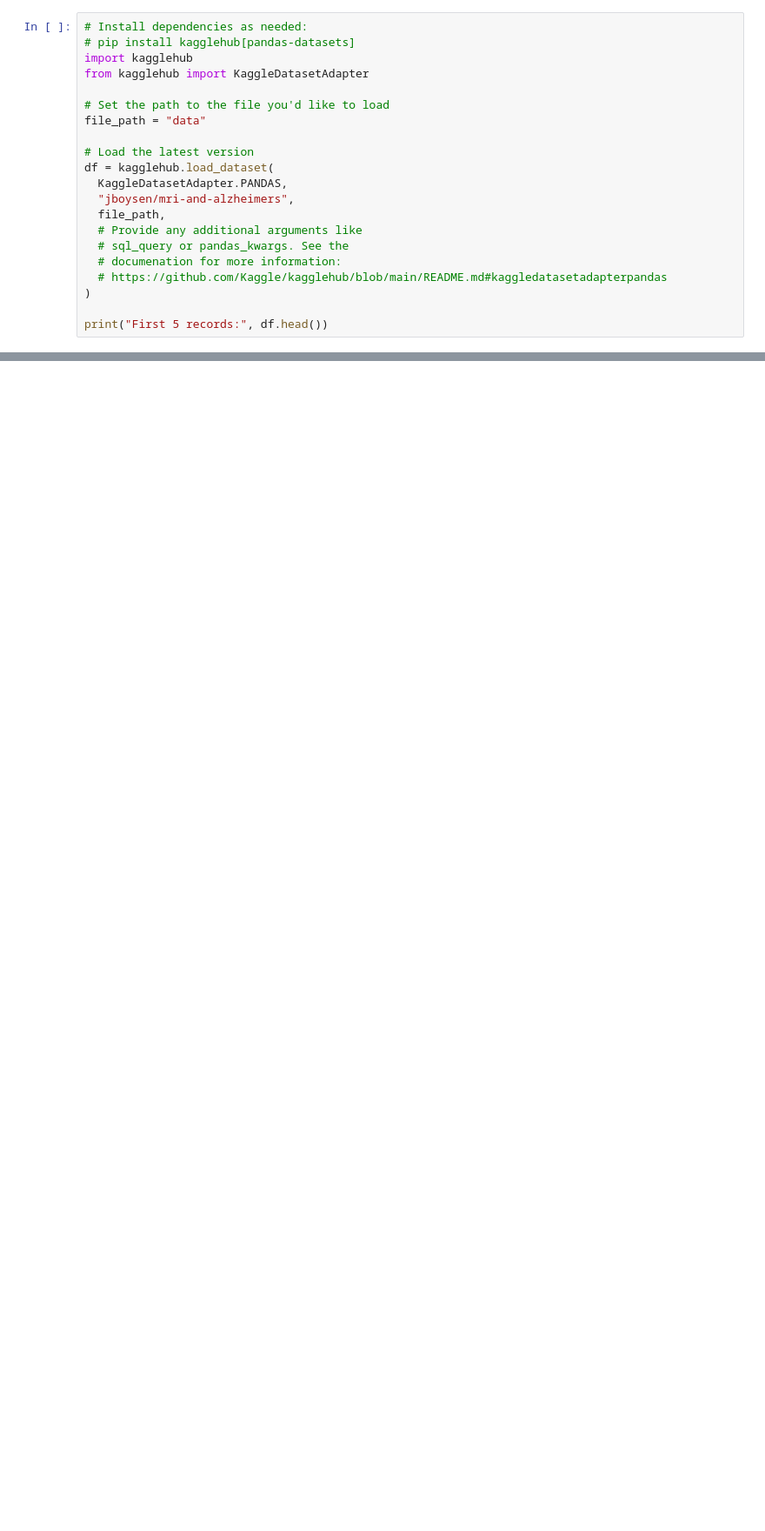
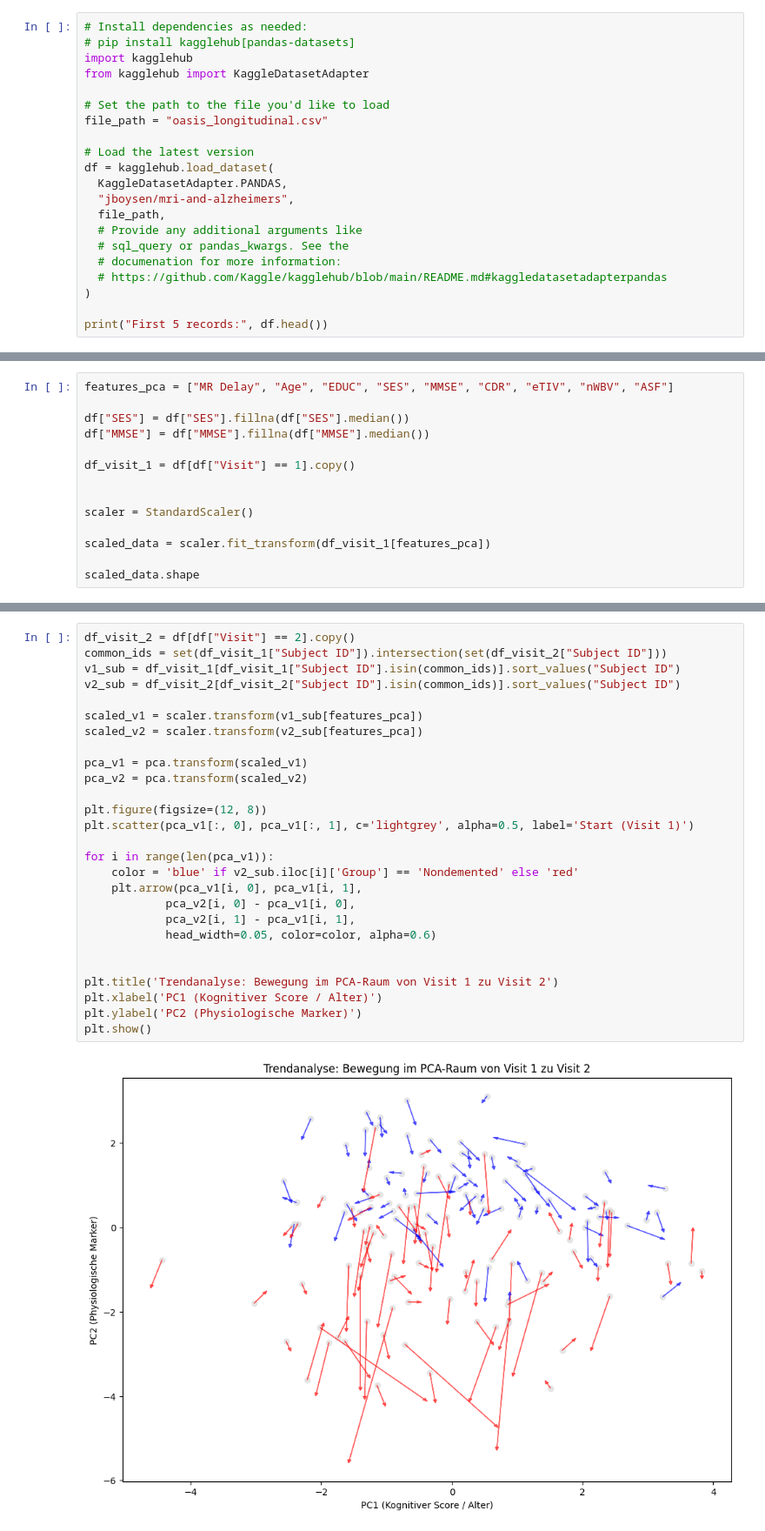
Before and after one commit to ichzann/MRI_and_Alzheimers, a Jupyter notebook: data_prep.ipynb, the cells around one changed output, grey strips where cells are left out. Shown at 87% size. Cells and saved outputs as stored; diff of their text form; blank space fills up the shorter version.

```diff
--- a/data_prep.ipynb
+++ b/data_prep.ipynb
@@ -5,7 +5,7 @@ import kagglehub
 from kagglehub import KaggleDatasetAdapter
 
 # Set the path to the file you'd like to load
-file_path = "data"
+file_path = "oasis_longitudinal.csv"
 
 # Load the latest version
 df = kagglehub.load_dataset(
@@ -23,0 +65,14 @@ ValueError: Unsupported file extension: ''. Supported file extensions are: .csv,
+# %%
+features_pca = ["MR Delay", "Age", "EDUC", "SES", "MMSE", "CDR", "eTIV", "nWBV", "ASF"]
+
+df["SES"] = df["SES"].fillna(df["SES"].median())
+df["MMSE"] = df["MMSE"].fillna(df["MMSE"].median())
+
+df_visit_1 = df[df["Visit"] == 1].copy()
+
+
+scaler = StandardScaler()
+
+scaled_data = scaler.fit_transform(df_visit_1[features_pca])
+
+scaled_data.shape
@@ -23,0 +110,29 @@ ValueError: Unsupported file extension: ''. Supported file extensions are: .csv,
+# %%
+df_visit_2 = df[df["Visit"] == 2].copy()
+common_ids = set(df_visit_1["Subject ID"]).intersection(set(df_visit_2["Subject ID"]))
+v1_sub = df_visit_1[df_visit_1["Subject ID"].isin(common_ids)].sort_values("Subject ID")
+v2_sub = df_visit_2[df_visit_2["Subject ID"].isin(common_ids)].sort_values("Subject ID")
+
+scaled_v1 = scaler.transform(v1_sub[features_pca])
+scaled_v2 = scaler.transform(v2_sub[features_pca])
+
+pca_v1 = pca.transform(scaled_v1)
+pca_v2 = pca.transform(scaled_v2)
+
+plt.figure(figsize=(12, 8))
+plt.scatter(pca_v1[:, 0], pca_v1[:, 1], c='lightgrey', alpha=0.5, label='Start (Visit 1)')
+
+for i in range(len(pca_v1)):
+    color = 'blue' if v2_sub.iloc[i]['Group'] == 'Nondemented' else 'red'
+    plt.arrow(pca_v1[i, 0], pca_v1[i, 1],
+            pca_v2[i, 0] - pca_v1[i, 0],
+            pca_v2[i, 1] - pca_v1[i, 1],
+            head_width=0.05, color=color, alpha=0.6)
+
+
+plt.title('Trendanalyse: Bewegung im PCA-Raum von Visit 1 zu Visit 2')
+plt.xlabel('PC1 (Kognitiver Score / Alter)')
+plt.ylabel('PC2 (Physiologische Marker)')
+plt.show()
+# %% [output]
+[figure, added]
```
Also changed, not shown: parts of 8 cells of this notebook.
